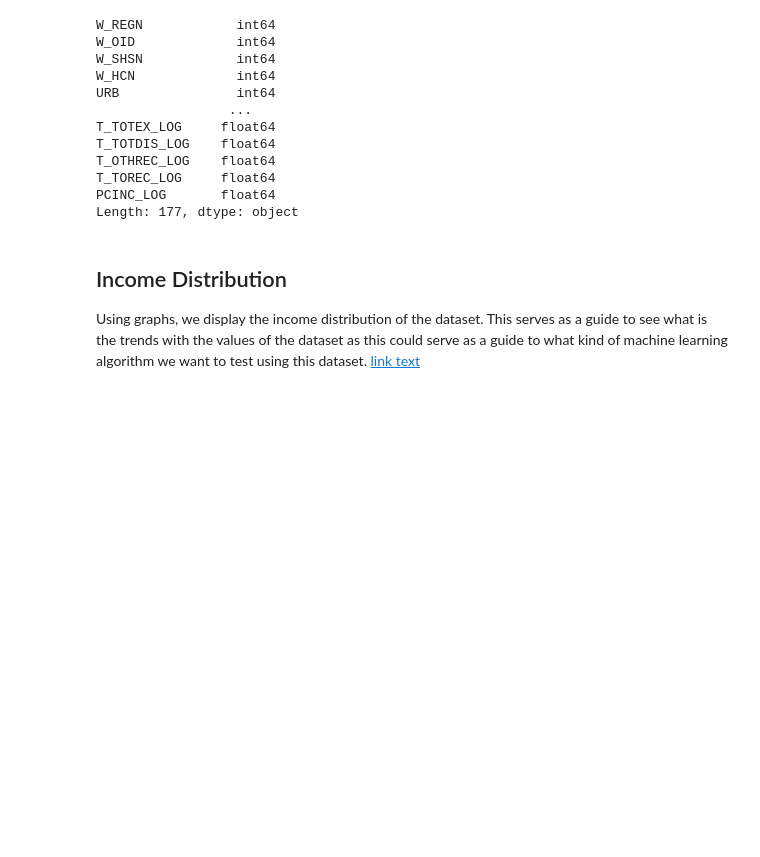
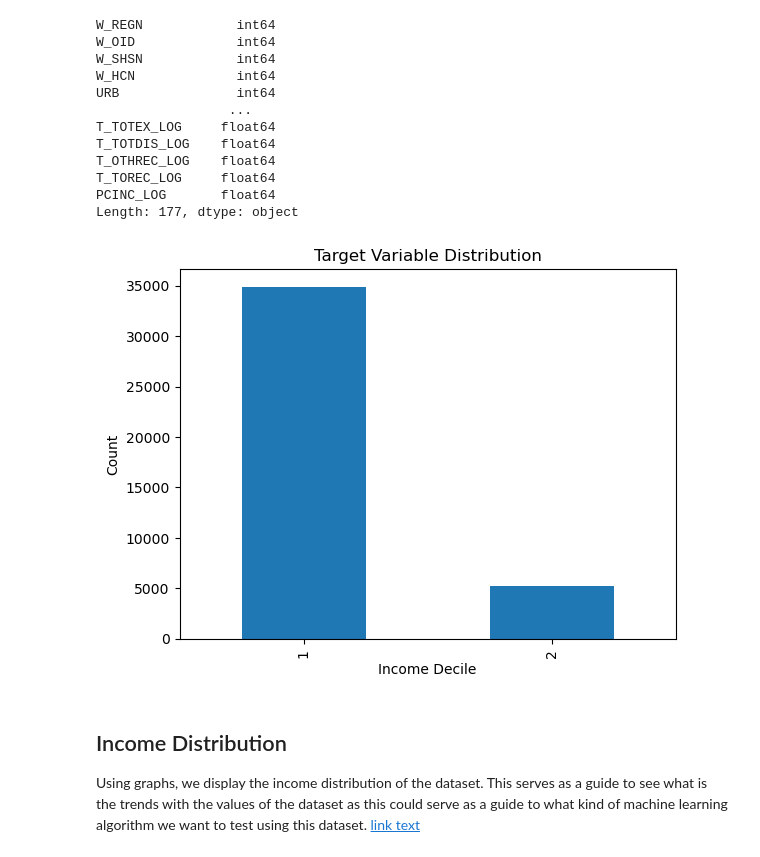
Before and after one commit to BeverlyKate/STINTSY-MP, a Jupyter notebook: STINTSYMP.ipynb, the cells around one changed output. Drawn from its saved outputs; the diff is of its cells as text; code cells hidden in the pictures; blank space fills up the shorter version.

```diff
--- a/STINTSYMP.ipynb
+++ b/STINTSYMP.ipynb
@@ -112,6 +138,14 @@ T_OTHREC_LOG    float64
 T_TOREC_LOG     float64
 PCINC_LOG       float64
 Length: 177, dtype: object
+# %%
+incexp_df['ELECTRIC'].value_counts().plot(kind='bar')
+plt.title('Target Variable Distribution')
+plt.xlabel('Income Decile')
+plt.ylabel('Count')
+plt.show()
+# %% [output]
+[figure, added]
 # %% [markdown]
 ## Income Distribution
 Using graphs, we display the income distribution of the dataset. This serves as a guide to see what is the trends with the values of the dataset as this could serve as a guide to what kind of machine learning algorithm we want to test using this dataset. [link text](https://)
```
Also changed, not shown: parts of 24 cells of this notebook, 6 other files.
